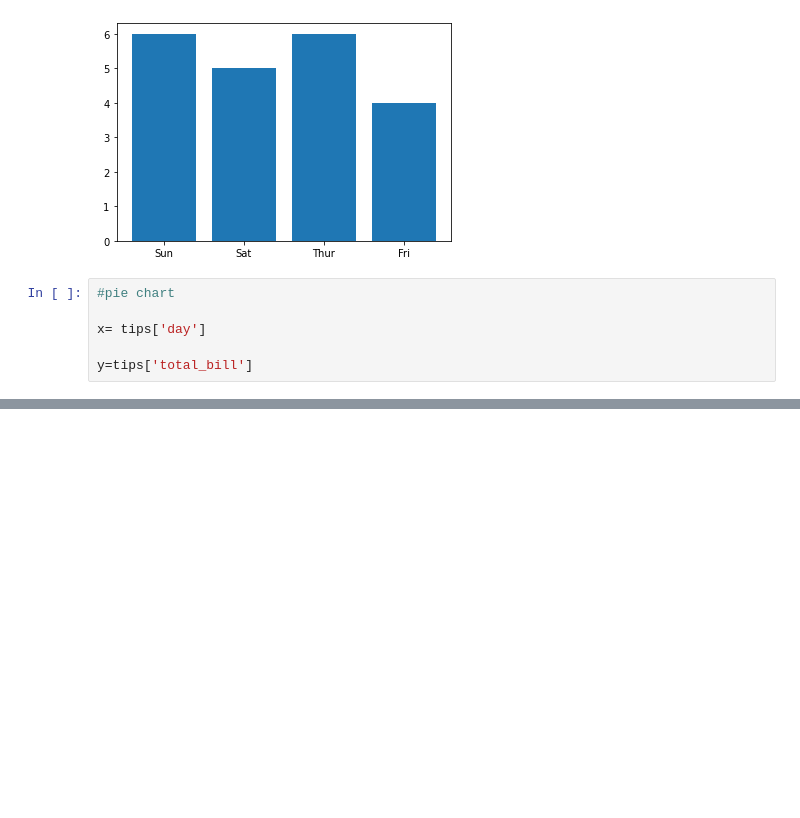
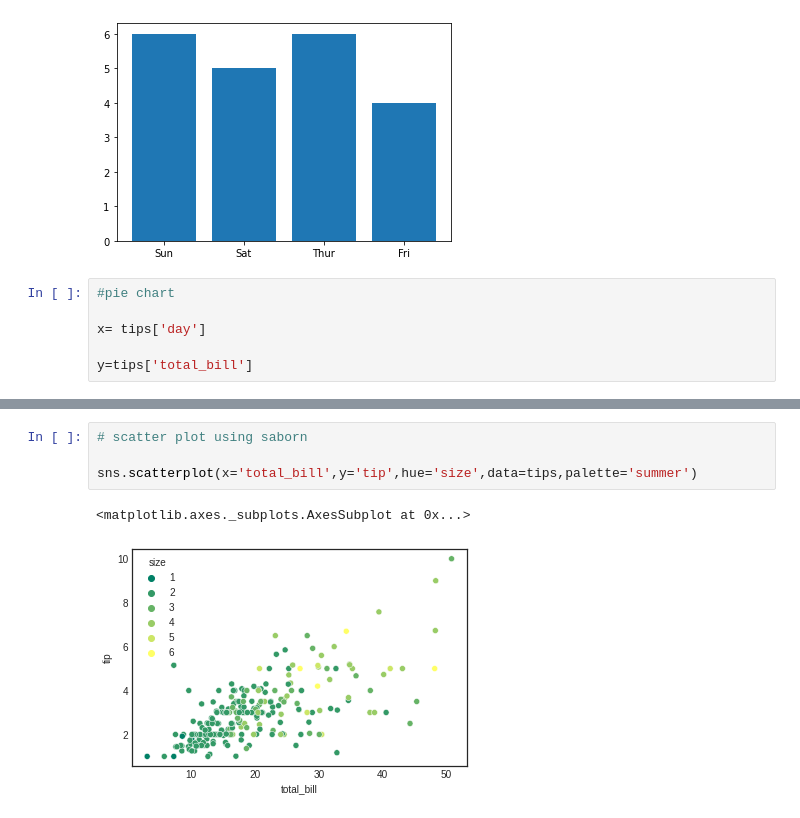
Before and after one commit to GIRISH2409/Day2_ML, a Jupyter notebook: Day2.ipynb, the cells around one changed output, grey strips where cells are left out. Drawn from its saved outputs; the diff is of its cells as text; blank space fills up the shorter version.

```diff
--- a/Day2.ipynb
+++ b/Day2.ipynb
@@ -162,0 +204,7 @@ TypeError: ignored
+# %%
+# scatter plot using saborn
+
+sns.scatterplot(x='total_bill',y='tip',hue='size',data=tips,palette='summer')
+# %% [output]
+<matplotlib.axes._subplots.AxesSubplot at 0x...>
+[figure, added]
```
Also changed, not shown: parts of 6 cells of this notebook.
